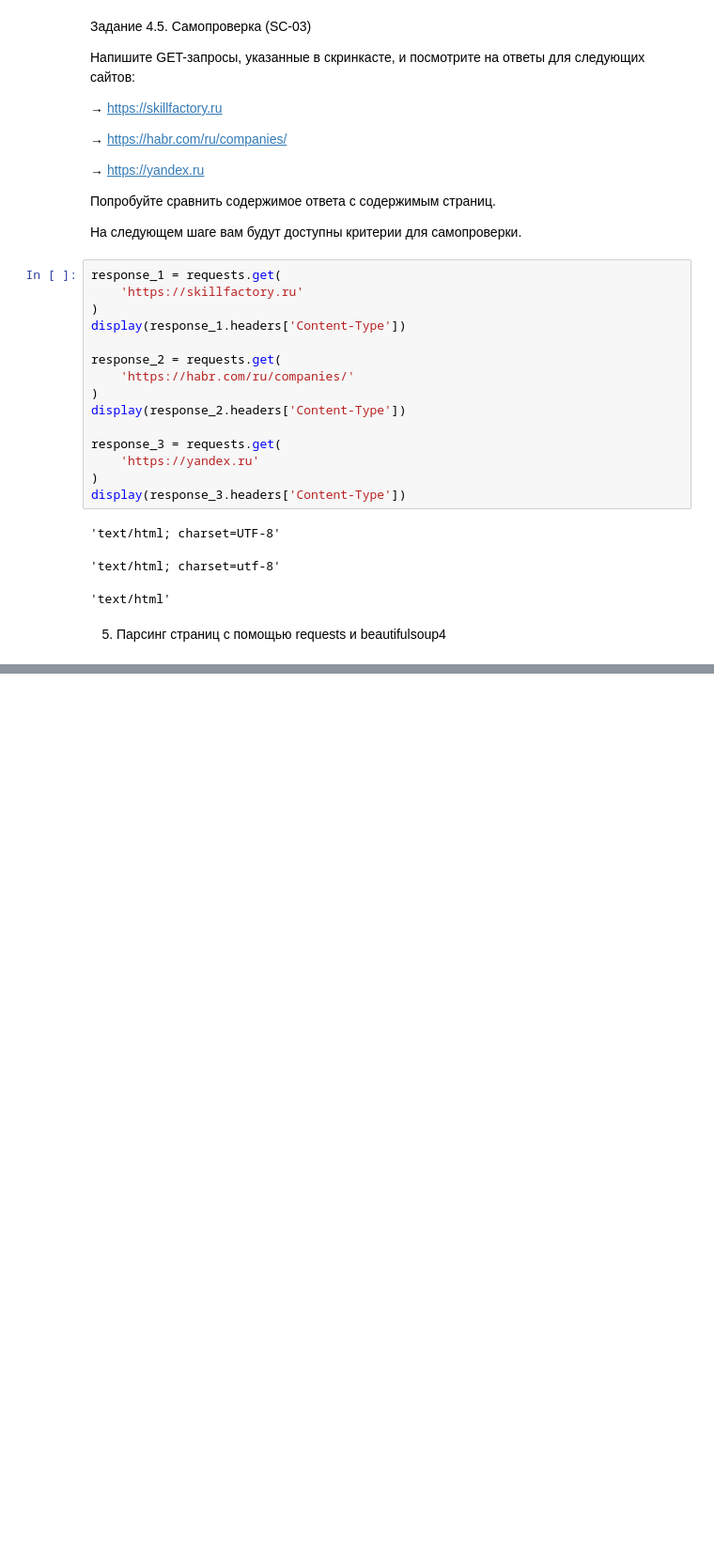
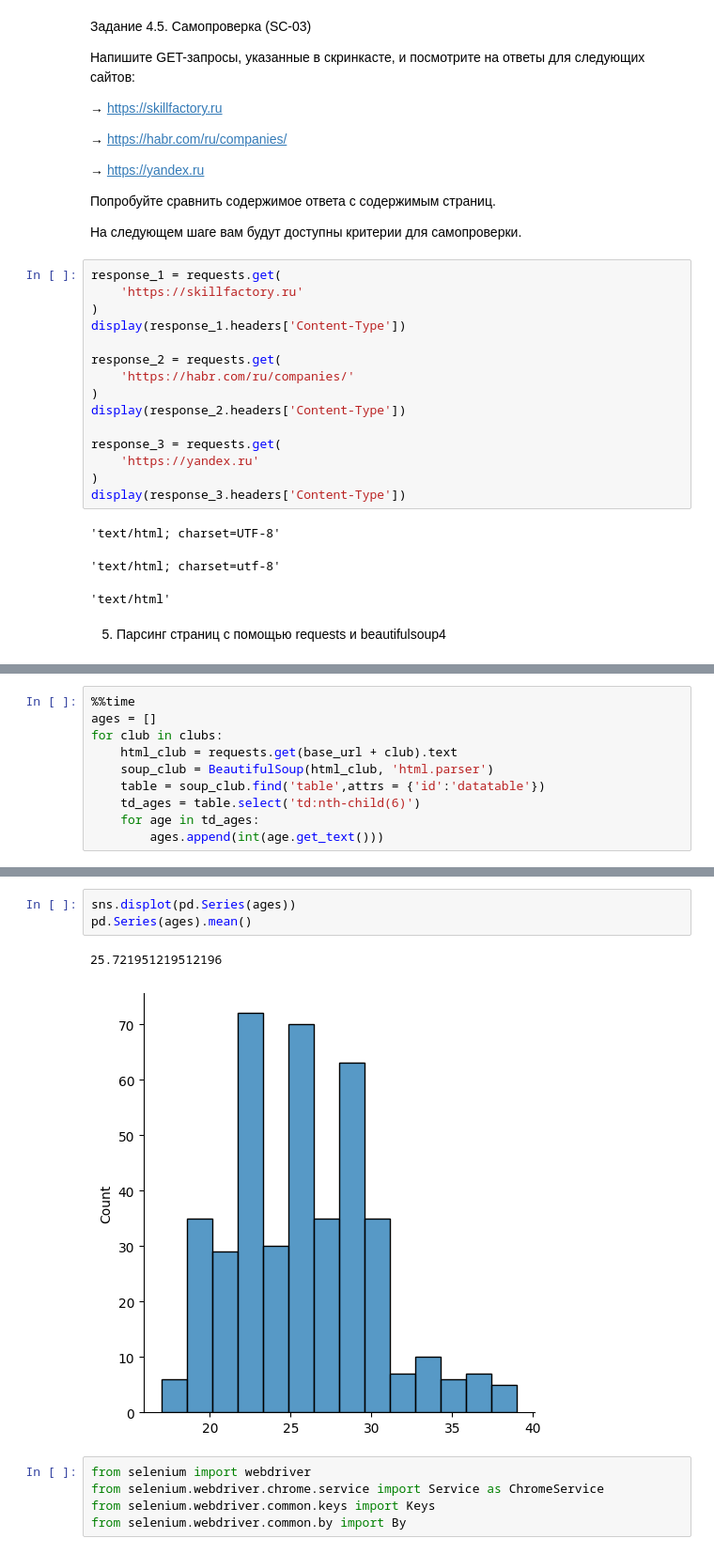
Before and after one commit to eartzhi/lessons, a Jupyter notebook: de_05/de_05.ipynb, the cells around one changed output, grey strips where cells are left out. Shown at 94% size. Saved outputs shown, nothing was run; the diff lists cells and outputs as text; blank space fills up the shorter version.

```diff
--- a/de_05/de_05.ipynb
+++ b/de_05/de_05.ipynb
@@ -158,0 +388,10 @@ display(response_3.headers['Content-Type'])
+# %%
+%%time
+ages = []
+for club in clubs:
+    html_club = requests.get(base_url + club).text
+    soup_club = BeautifulSoup(html_club, 'html.parser')
+    table = soup_club.find('table',attrs = {'id':'datatable'})
+    td_ages = table.select('td:nth-child(6)')
+    for age in td_ages:
+        ages.append(int(age.get_text()))
@@ -158,0 +401,11 @@ display(response_3.headers['Content-Type'])
+# %%
+sns.displot(pd.Series(ages))
+pd.Series(ages).mean()
+# %% [output]
+25.721951219512196
+[figure, added]
+# %%
+from selenium import webdriver
+from selenium.webdriver.chrome.service import Service as ChromeService
+from selenium.webdriver.common.keys import Keys
+from selenium.webdriver.common.by import By
```
Also changed, not shown: parts of 40 cells of this notebook, 5 other files.
